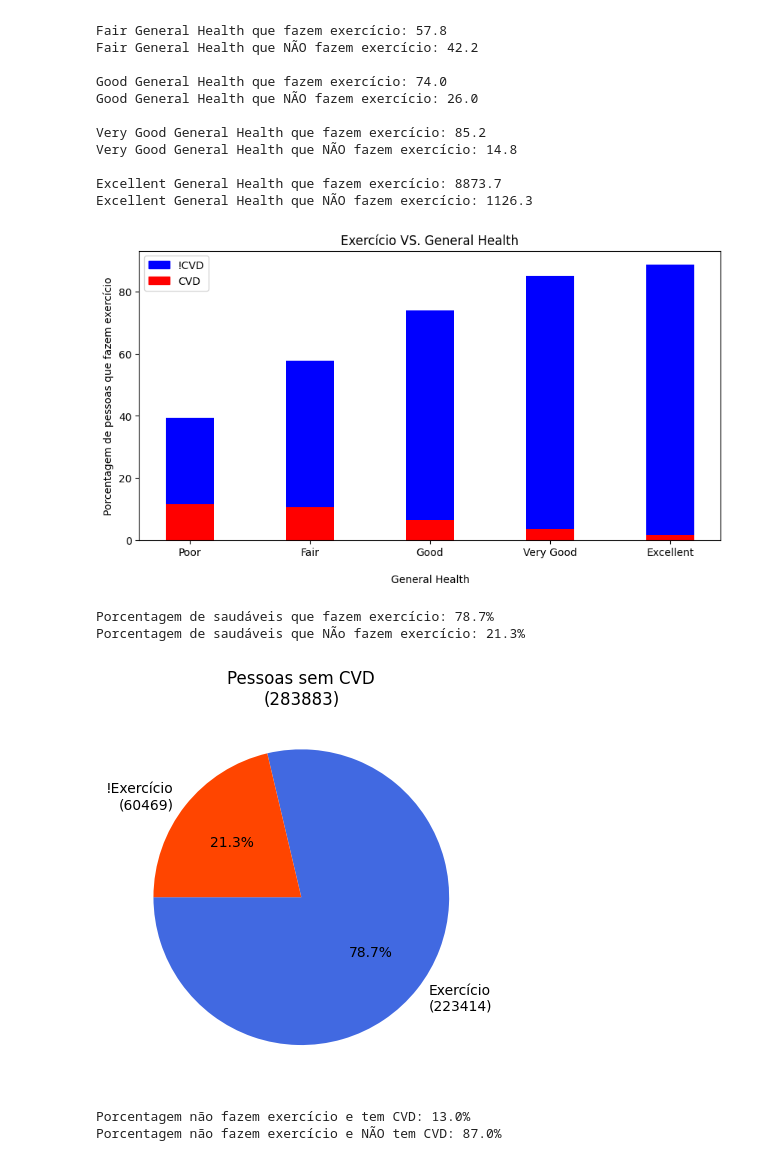
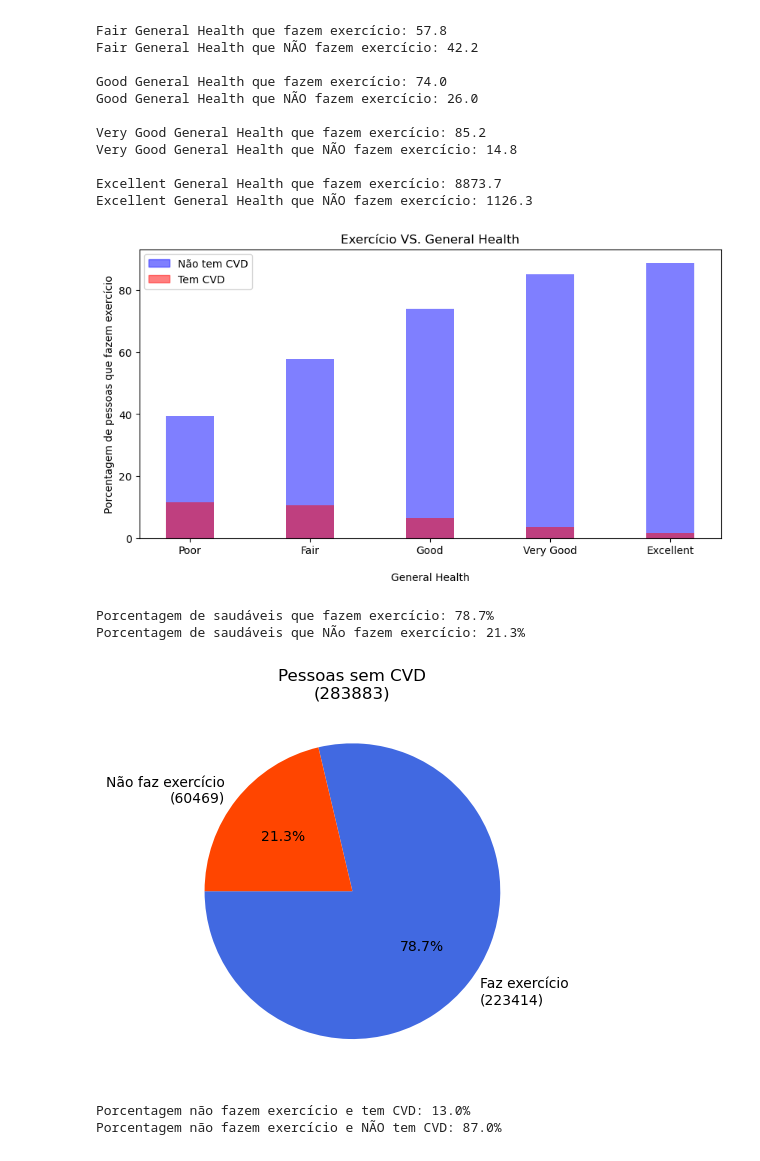
Before and after one commit to PDTCCLF/INF1032, a Jupyter notebook: INF1032_G1.ipynb, the cells around one changed output. Drawn from its saved outputs; the diff is of its cells as text; code cells hidden in the pictures.

```diff
--- a/INF1032_G1.ipynb
+++ b/INF1032_G1.ipynb
@@ -2,12 +2,10 @@
 <a href="https://colab.research.google.com/github/PDTCCLF/INF1032/blob/main/INF1032_G1.ipynb" target="_parent"><img src="https://colab.research.google.com/assets/colab-badge.svg" alt="Open In Colab"/></a>
 # %%
 import os
-import numpy as np
 import pandas as pd
 import seaborn as sns
 import matplotlib.pyplot as plt
 from numpy.linalg import norm
-import scipy.stats as stats
 import matplotlib.patches as mpatches
 
 drive_path = 'Database/'
@@ -17,6 +15,6 @@ for dirname, _, filenames in os.walk(drive_path):
     for filename in filenames:
         print(os.path.join(dirname, filename))
 
-df=pd.read_csv('/CVD_cleaned.csv')
+df=pd.read_csv(drive_path + 'CVD_cleaned.csv')
 df.head()
 # %% [output]
@@ -290,18 +289,18 @@ valuesGHCVD = list(dataGHECVD.values())
 fig = plt.figure(figsize = (10, 5))
 
 ## AJUSTAR AS LABELS!!
-bluepat = mpatches.Patch(color='blue',label= '!CVD',alpha = 1)
-redpat = mpatches.Patch(color='red',label= 'CVD',alpha = 1)
+bluepat = mpatches.Patch(color='blue',label= 'Não tem CVD',alpha = 0.5)
+redpat = mpatches.Patch(color='red',label= 'Tem CVD',alpha = 0.5)
 plt.legend(handles=[bluepat,redpat],loc='upper left')
 
-plt.bar(GH, valuesGH, color ='blue', width = 0.4)
-plt.bar(GHCVD, valuesGHCVD, color ='red', width = 0.4)
+plt.bar(GH, valuesGH, color ='blue', width = 0.4, alpha = 0.5)
+plt.bar(GHCVD, valuesGHCVD, color ='red', width = 0.4, alpha = 0.5)
 plt.xlabel("\nGeneral Health")
 plt.ylabel("Porcentagem de pessoas que fazem exercício")
 plt.title("Exercício VS. General Health")
 plt.show()
 # %% [output]
-[figure, old version]
+[figure, new version]
 # %%
 #Análise pessoas sem CVD
 
@@ -318,15 +317,15 @@ print(f'Porcentagem de saudáveis que NÃo fazem exercício: {pNCVDexercicioN:.1
 Porcentagem de saudáveis que fazem exercício: 78.7%
 Porcentagem de saudáveis que NÃo fazem exercício: 21.3%
 # %%
-labelsNCVD= [f'Exercício\n({NCVDexercicioS})', f'!Exercício\n({NCVDexercicioN})']
+labelsNCVD= [f'Faz exercício\n({NCVDexercicioS})', f'Não faz exercício\n({NCVDexercicioN})']
 sizesNCVD = [pNCVDexercicioS, pNCVDexercicioN]
 
 fig, ax = plt.subplots()
 ax.set_title(f'Pessoas sem CVD\n({NCVDtotal})')
 ax.pie(sizesNCVD, labels=labelsNCVD, autopct='%1.1f%%', colors = ["royalblue", "orangered"], startangle=180)
 plt.show()
 # %% [output]
-[figure, old version]
+[figure, new version]
 # %%
 #Análise pessoas que não malham
 
```
Also changed, not shown: parts of 4 cells of this notebook.
